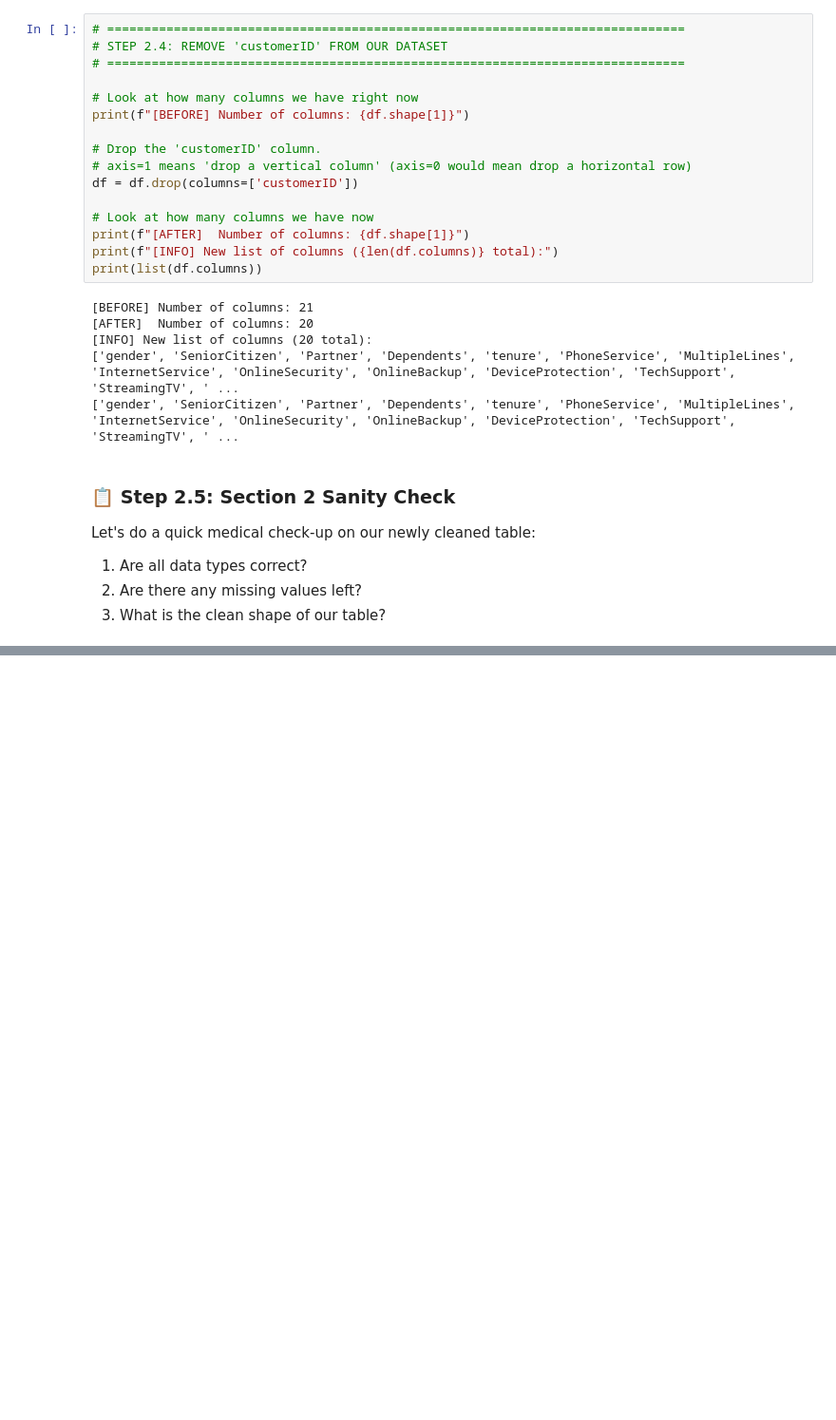
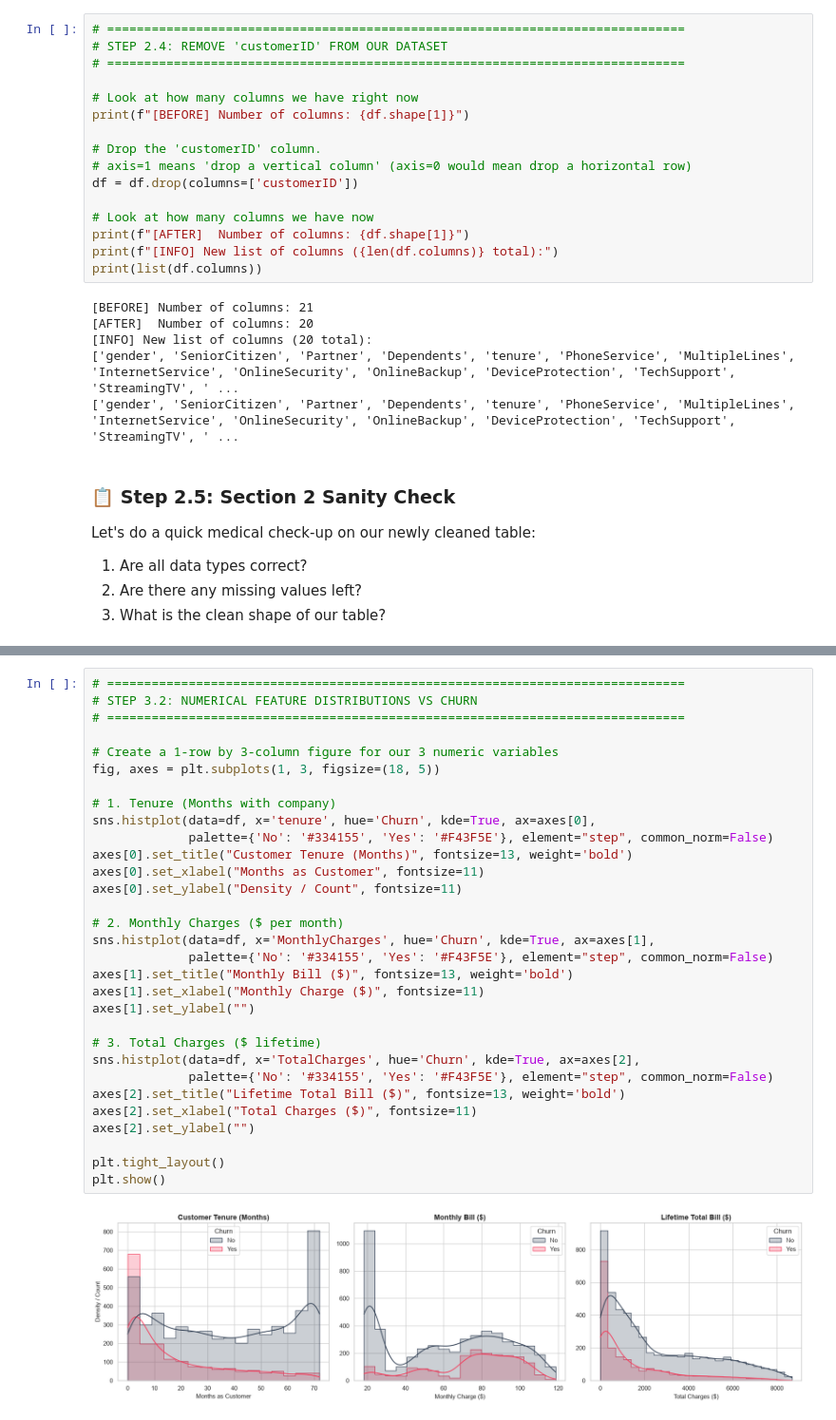
Before and after one commit to AsemaniJoshua/Retention-Analysis-Data-Science-Project, a Jupyter notebook: telco_customer_churn_analysis.ipynb, the cells around one changed output, grey strips where cells are left out. Shown at 95% size. Cells and saved outputs as stored; diff of their text form; blank space fills up the shorter version.

```diff
--- a/telco_customer_churn_analysis.ipynb
+++ b/telco_customer_churn_analysis.ipynb
@@ -503,0 +612,33 @@ In Section 3, we will start drawing colorful charts to answer questions like:
+# %%
+# ==============================================================================
+# STEP 3.2: NUMERICAL FEATURE DISTRIBUTIONS VS CHURN
+# ==============================================================================
+
+# Create a 1-row by 3-column figure for our 3 numeric variables
+fig, axes = plt.subplots(1, 3, figsize=(18, 5))
+
+# 1. Tenure (Months with company)
+sns.histplot(data=df, x='tenure', hue='Churn', kde=True, ax=axes[0],
+             palette={'No': '#334155', 'Yes': '#F43F5E'}, element="step", common_norm=False)
+axes[0].set_title("Customer Tenure (Months)", fontsize=13, weight='bold')
+axes[0].set_xlabel("Months as Customer", fontsize=11)
+axes[0].set_ylabel("Density / Count", fontsize=11)
+
+# 2. Monthly Charges ($ per month)
+sns.histplot(data=df, x='MonthlyCharges', hue='Churn', kde=True, ax=axes[1],
+             palette={'No': '#334155', 'Yes': '#F43F5E'}, element="step", common_norm=False)
+axes[1].set_title("Monthly Bill ($)", fontsize=13, weight='bold')
+axes[1].set_xlabel("Monthly Charge ($)", fontsize=11)
+axes[1].set_ylabel("")
+
+# 3. Total Charges ($ lifetime)
+sns.histplot(data=df, x='TotalCharges', hue='Churn', kde=True, ax=axes[2],
+             palette={'No': '#334155', 'Yes': '#F43F5E'}, element="step", common_norm=False)
+axes[2].set_title("Lifetime Total Bill ($)", fontsize=13, weight='bold')
+axes[2].set_xlabel("Total Charges ($)", fontsize=11)
+axes[2].set_ylabel("")
+
+plt.tight_layout()
+plt.show()
+# %% [output]
+[figure, added]
```
Also changed, not shown: parts of 13 cells of this notebook, 1 other file.
